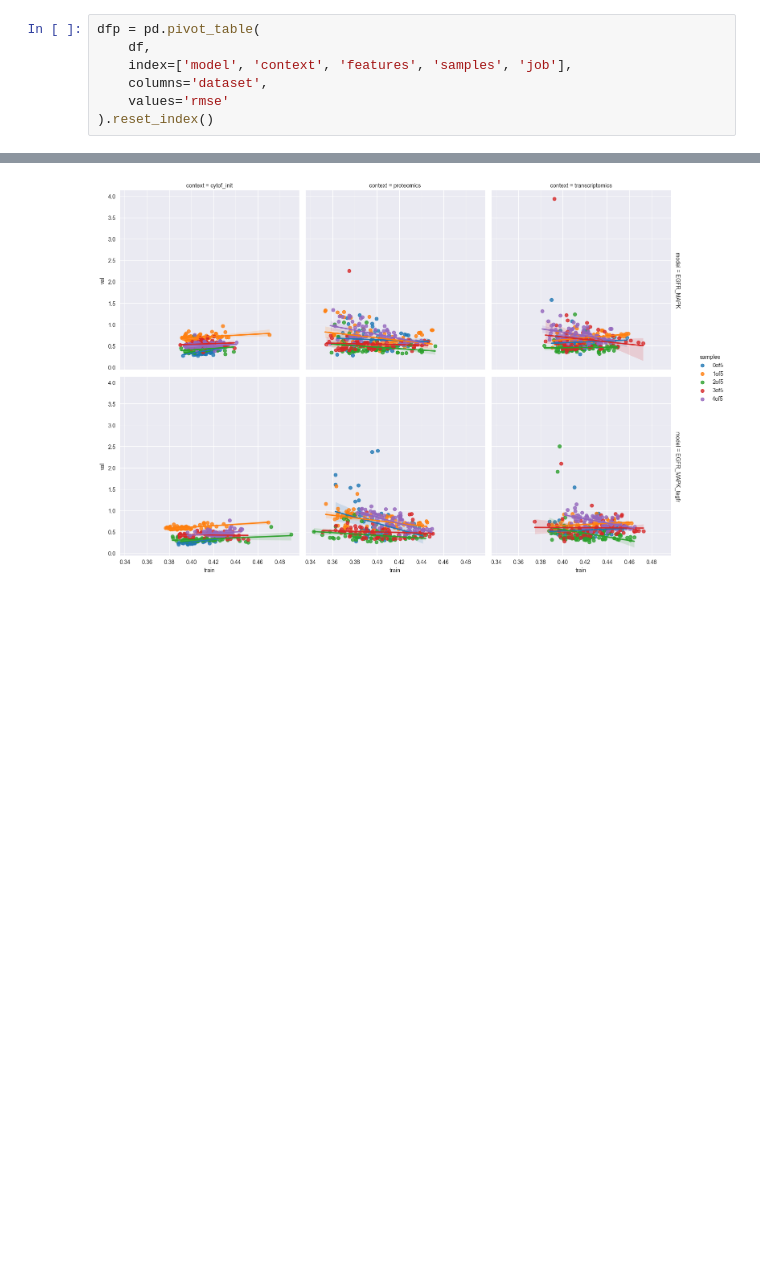
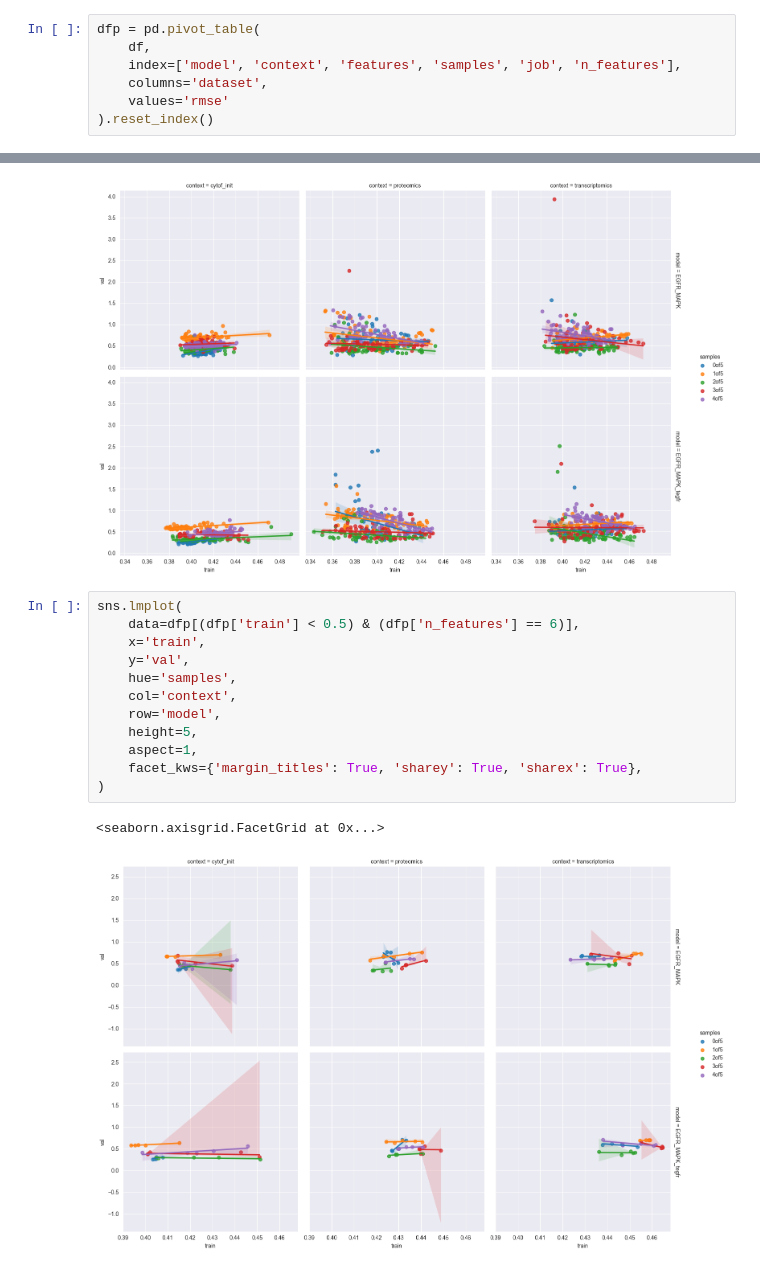
Before and after one commit to frohlich-lab/DeepMechanisticModels, a Jupyter notebook: analysis_features_v39.ipynb, the cells around one changed output, grey strips where cells are left out. Saved outputs shown, nothing was run; the diff lists cells and outputs as text; blank space fills up the shorter version.

```diff
--- a/analysis_features_v39.ipynb
+++ b/analysis_features_v39.ipynb
@@ -46,7 +46,7 @@ No artists with labels found to put in legend.  Note that artists whose label st
 # %%
 dfp = pd.pivot_table(
     df,
-    index=['model', 'context', 'features', 'samples', 'job'],
+    index=['model', 'context', 'features', 'samples', 'job', 'n_features'],
     columns='dataset',
     values='rmse'
 ).reset_index()
@@ -65,3 +65,18 @@ sns.lmplot(
 # %% [output]
 <seaborn.axisgrid.FacetGrid at 0x...>
 [figure]
+# %%
+sns.lmplot(
+    data=dfp[(dfp['train'] < 0.5) & (dfp['n_features'] == 6)],
+    x='train',
+    y='val',
+    hue='samples',
+    col='context',
+    row='model',
+    height=5,
+    aspect=1,
+    facet_kws={'margin_titles': True, 'sharey': True, 'sharex': True},
+)
+# %% [output]
+<seaborn.axisgrid.FacetGrid at 0x...>
+[figure, added]
```
Also changed, not shown: parts of 1 cell of this notebook, 1 other file.
